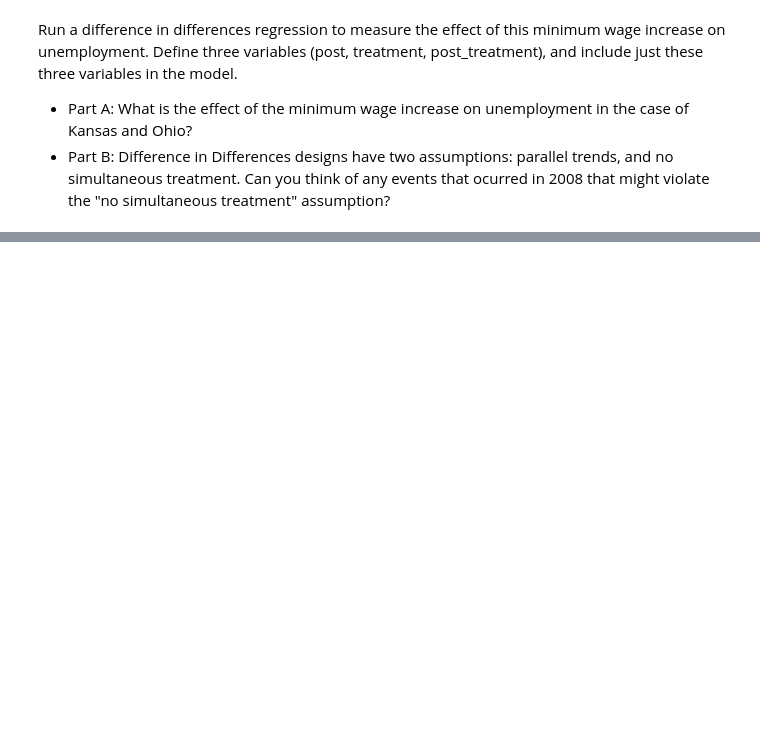
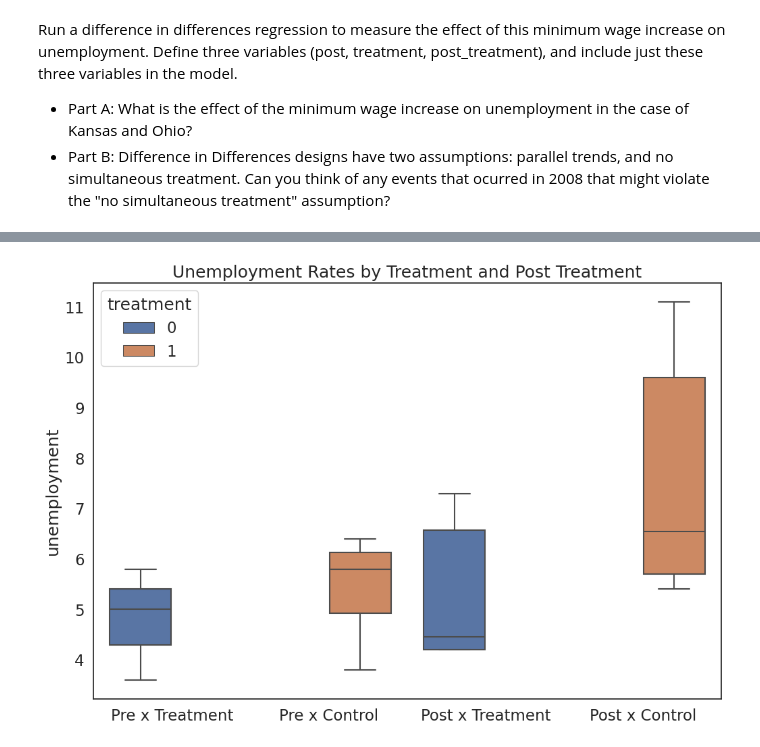
Before and after one commit to Raphaeldavid203/QM2, a Jupyter notebook: notebooks/W09. Difference-in--Differences.ipynb, the cells around one changed output, grey strips where cells are left out. Saved outputs shown, nothing was run; the diff lists cells and outputs as text; code cells hidden in the pictures; blank space fills up the shorter version.

```diff
--- a/notebooks/W09. Difference-in--Differences.ipynb
+++ b/notebooks/W09. Difference-in--Differences.ipynb
@@ -462,0 +498,8 @@ Run a difference in differences regression to measure the effect of this minimum
+# %%
+did2['category']=did2['treatment'].astype(str)+did2['post'].astype(str)
+sns.boxplot(x='category', y='unemployment', hue='treatment', data=did2).set_xticklabels (["Pre x Treatment", "Pre x Control", 'Post x Treatment', 'Post x Control'])
+plt.xlabel('')
+plt. title('Unemployment Rates by Treatment and Post Treatment')
+plt.show()
+# %% [output]
+[figure, added]
```
Also changed, not shown: parts of 21 cells of this notebook.
